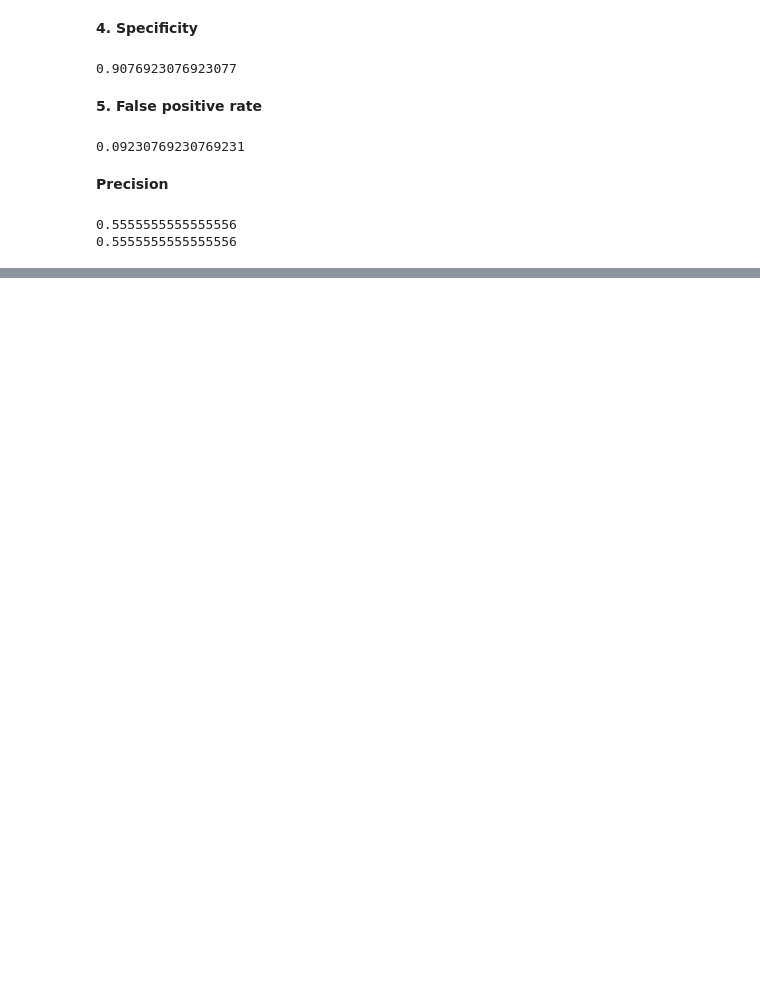
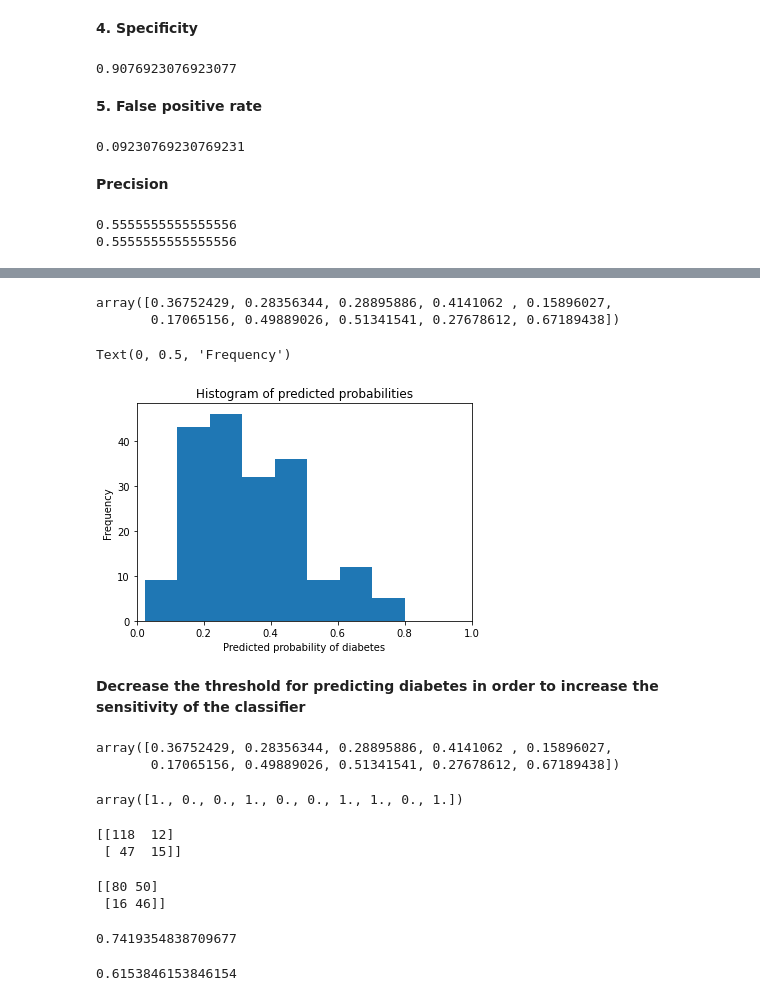
Before and after one commit to JP109/ML-Basics, a Jupyter notebook: Classification_metrics.ipynb, the cells around one changed output, grey strips where cells are left out. Saved outputs shown, nothing was run; the diff lists cells and outputs as text; code cells hidden in the pictures; blank space fills up the shorter version.

```diff
--- a/Classification_metrics.ipynb
+++ b/Classification_metrics.ipynb
@@ -158,0 +183,9 @@ print(metrics.precision_score(y_test, y_pred_class))
+# %%
+# print the first 10 predicted probabilities for class 1
+logreg.predict_proba(X_test)[0:10, 1]
+# %% [output]
+array([0.36752429, 0.28356344, 0.28895886, 0.4141062 , 0.15896027,
+       0.17065156, 0.49889026, 0.51341541, 0.27678612, 0.67189438])
+# %%
+# store the predicted probabilities for class 1
+y_pred_prob = logreg.predict_proba(X_test)[:, 1]
@@ -158,0 +196,12 @@ print(metrics.precision_score(y_test, y_pred_class))
+# %%
+# histogram of predicted probabilities
+plt.hist(y_pred_prob, bins=8)
+plt.xlim(0, 1)
+plt.title('Histogram of predicted probabilities')
+plt.xlabel('Predicted probability of diabetes')
+plt.ylabel('Frequency')
+# %% [output]
+Text(0, 0.5, 'Frequency')
+[figure, added]
+# %% [markdown]
+**Decrease the threshold for predicting diabetes in order to increase the sensitivity of the classifier**
@@ -158,0 +212,33 @@ print(metrics.precision_score(y_test, y_pred_class))
+# %%
+# print the first 10 predicted probabilities
+y_pred_prob[0:10]
+# %% [output]
+array([0.36752429, 0.28356344, 0.28895886, 0.4141062 , 0.15896027,
+       0.17065156, 0.49889026, 0.51341541, 0.27678612, 0.67189438])
+# %%
+# print the first 10 predicted classes with the lower threshold
+y_pred_class[0:10]
+# %% [output]
+array([1., 0., 0., 1., 0., 0., 1., 1., 0., 1.])
+# %%
+# previous confusion matrix (default threshold of 0.5)
+print(confusion)
+# %% [output]
+[[118  12]
+ [ 47  15]]
+# %%
+# new confusion matrix (threshold of 0.3)
+print(metrics.confusion_matrix(y_test, y_pred_class))
+# %% [output]
+[[80 50]
+ [16 46]]
+# %%
+# sensitivity has increased (used to be 0.24)
+print(46 / (46 + 16))
+# %% [output]
+0.7419354838709677
+# %%
+# specificity has decreased (used to be 0.91)
+print(80 / (80 + 50))
+# %% [output]
+0.6153846153846154
```
Also changed, not shown: parts of 17 cells of this notebook.
